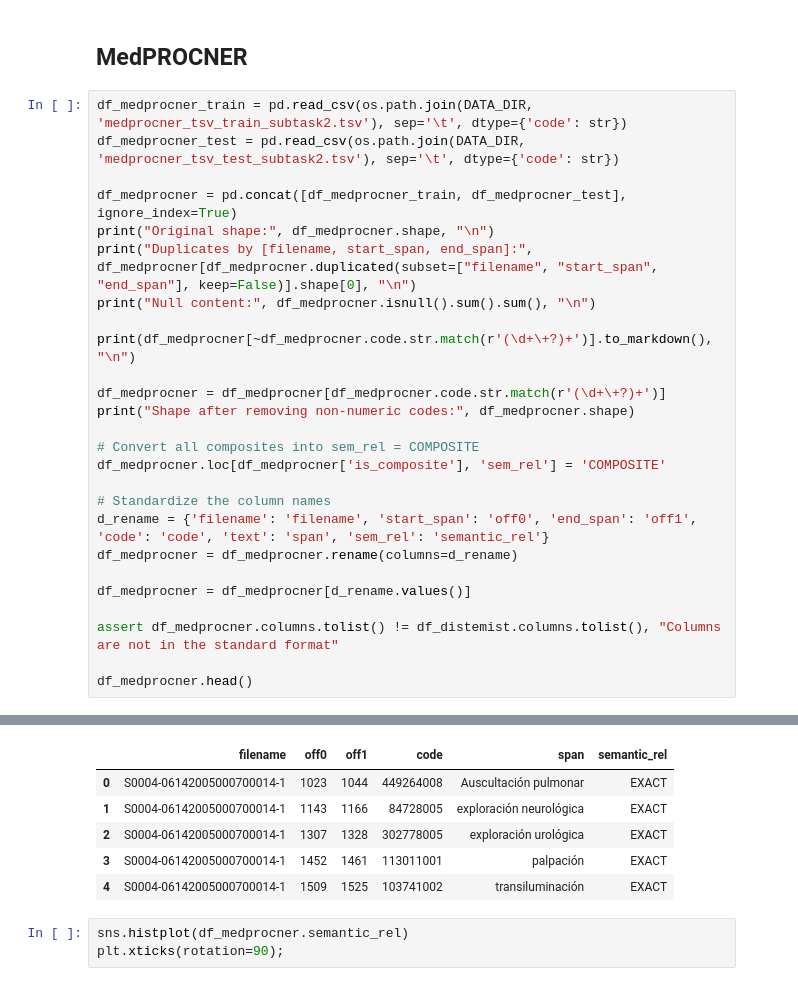
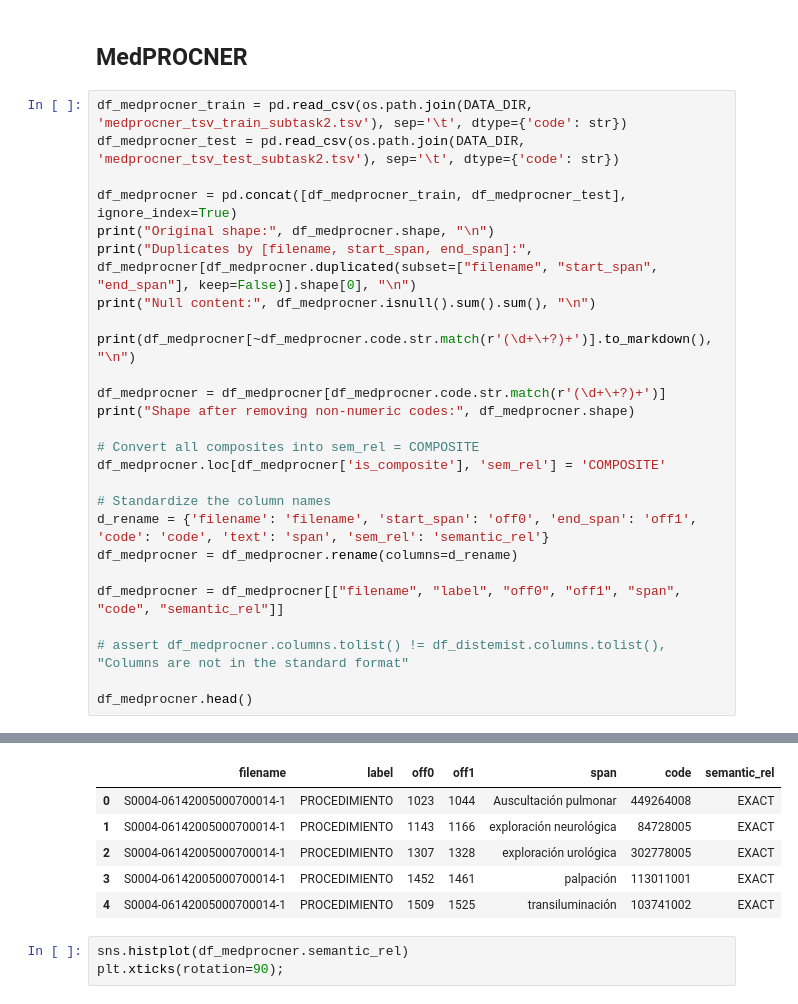
Before and after one commit to nlp4bia-bsc/dt4h-coverage-dash, a Jupyter notebook: notebooks/data-retrieval.ipynb, the cells around one changed output, grey strips where cells are left out. Drawn from its saved outputs; the diff is of its cells as text.

```diff
--- a/notebooks/data-retrieval.ipynb
+++ b/notebooks/data-retrieval.ipynb
@@ -157,41 +157,41 @@ df_medprocner = df_medprocner[df_medprocner.code.str.match(r'(\d+\+?)+')]
 print("Shape after removing non-numeric codes:", df_medprocner.shape)
 
 # Convert all composites into sem_rel = COMPOSITE
 df_medprocner.loc[df_medprocner['is_composite'], 'sem_rel'] = 'COMPOSITE'
 
 # Standardize the column names
 d_rename = {'filename': 'filename', 'start_span': 'off0', 'end_span': 'off1', 'code': 'code', 'text': 'span', 'sem_rel': 'semantic_rel'}
 df_medprocner = df_medprocner.rename(columns=d_rename)
 
-df_medprocner = df_medprocner[d_rename.values()]
+df_medprocner = df_medprocner[["filename", "label", "off0", "off1", "span", "code", "semantic_rel"]]
 
-assert df_medprocner.columns.tolist() != df_distemist.columns.tolist(), "Columns are not in the standard format"
+# assert df_medprocner.columns.tolist() != df_distemist.columns.tolist(), "Columns are not in the standard format"
 
 df_medprocner.head()
 # %% [output]
 Original shape: (8475, 10)
 
 Duplicates by [filename, start_span, end_span]: 0
 
 Null content: 0
 
 |      | filename                     | label         |   start_span |   end_span | text                                                                                                       | code    ...
 |-----:|:-----------------------------|:--------------|-------------:|-----------:|:-----------------------------------------------------------------------------------------------------------|:------- ...
 |   28 | S0004-06142005001000011-3    | PROCEDIMIENTO |         1385 |       1389 | PEES                                                                                                       | NO_CODE ...
 |  135 | S0004-06142007000100012-1    | PROCEDIMIENTO |         2662 |       2682 | prueba de furosemida                                                                                       | NO_CODE ...
 |  207 | es-S0004-06142008000100011-1 | PROCEDIMIENTO |         3423 |       3458 | exploración de la herida quirúrgica                                                                        | NO_CODE ...
 |  243 | es-S0004-06142008000600011-1 | PROCEDIMIENTO |         3033 |       3053 | estudio de extensión                                                                                       | NO_CODE ...
 ... (63 lines left out)
 | 8433 | es-S1889-836X2015000200005-2 | PROCEDIMIENTO |         1393 |       1401 | descarga                                                                                                   | NO_CODE ...
 | 8441 | es-S1889-836X2015000200005-2 | PROCEDIMIENTO |         2488 |       2496 | descarga                                                                                                   | NO_CODE ...
 
 Shape after removing non-numeric codes: (8406, 10)
-|  | filename | off0 | off1 | code | span | semantic_rel |
-| 0 | S0004-06142005000700014-1 | 1023 | 1044 | 449264008 | Auscultación pulmonar | EXACT |
-| 1 | S0004-06142005000700014-1 | 1143 | 1166 | 84728005 | exploración neurológica | EXACT |
-| 2 | S0004-06142005000700014-1 | 1307 | 1328 | 302778005 | exploración urológica | EXACT |
-| 3 | S0004-06142005000700014-1 | 1452 | 1461 | 113011001 | palpación | EXACT |
-| 4 | S0004-06142005000700014-1 | 1509 | 1525 | 103741002 | transiluminación | EXACT |
+|  | filename | label | off0 | off1 | span | code | semantic_rel |
+| 0 | S0004-06142005000700014-1 | PROCEDIMIENTO | 1023 | 1044 | Auscultación pulmonar | 449264008 | EXACT |
+| 1 | S0004-06142005000700014-1 | PROCEDIMIENTO | 1143 | 1166 | exploración neurológica | 84728005 | EXACT |
+| 2 | S0004-06142005000700014-1 | PROCEDIMIENTO | 1307 | 1328 | exploración urológica | 302778005 | EXACT |
+| 3 | S0004-06142005000700014-1 | PROCEDIMIENTO | 1452 | 1461 | palpación | 113011001 | EXACT |
+| 4 | S0004-06142005000700014-1 | PROCEDIMIENTO | 1509 | 1525 | transiluminación | 103741002 | EXACT |
 # %%
 sns.histplot(df_medprocner.semantic_rel)
 plt.xticks(rotation=90);
```
Also changed, not shown: parts of 7 cells of this notebook, 1 other file.
